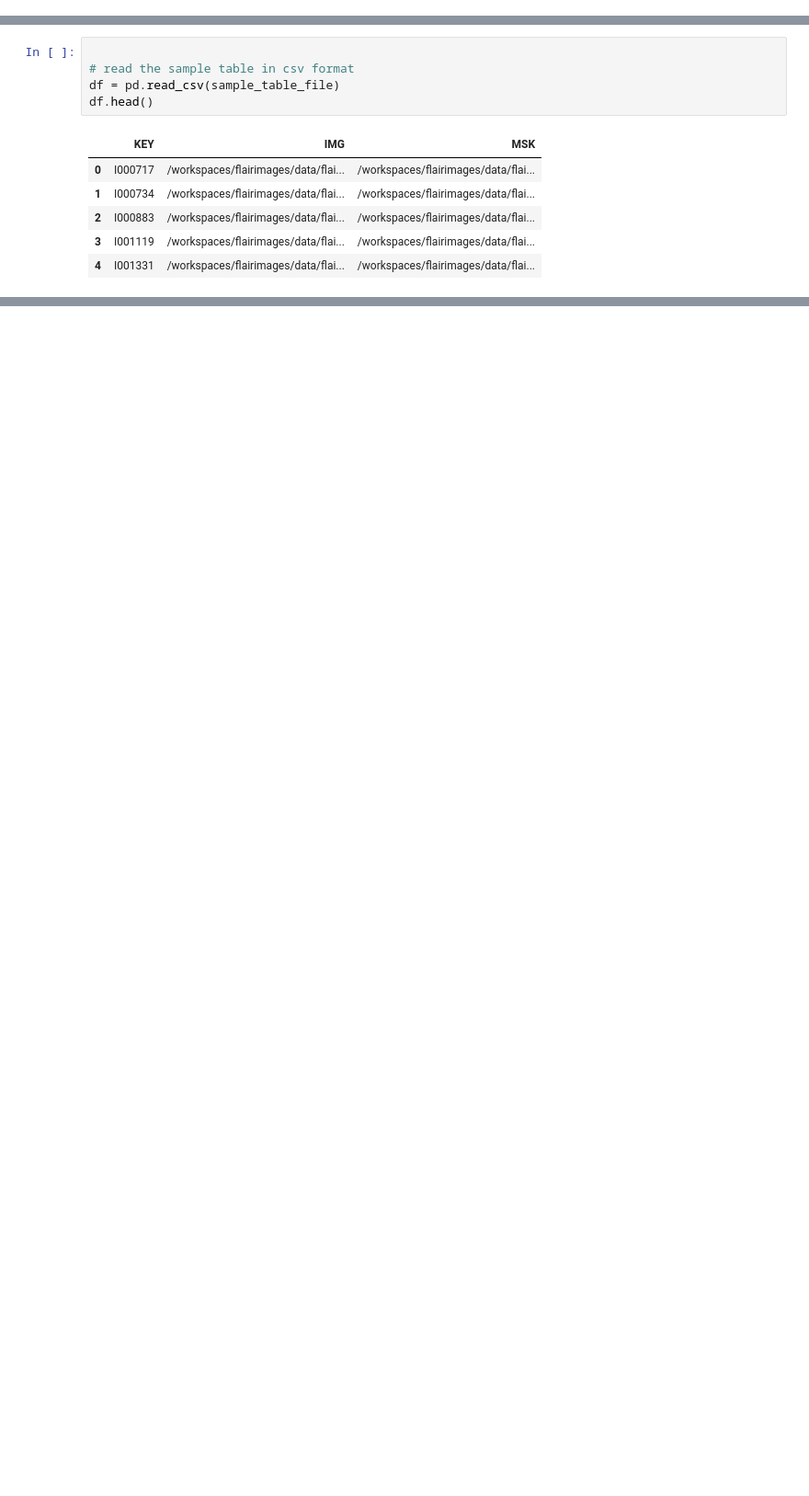
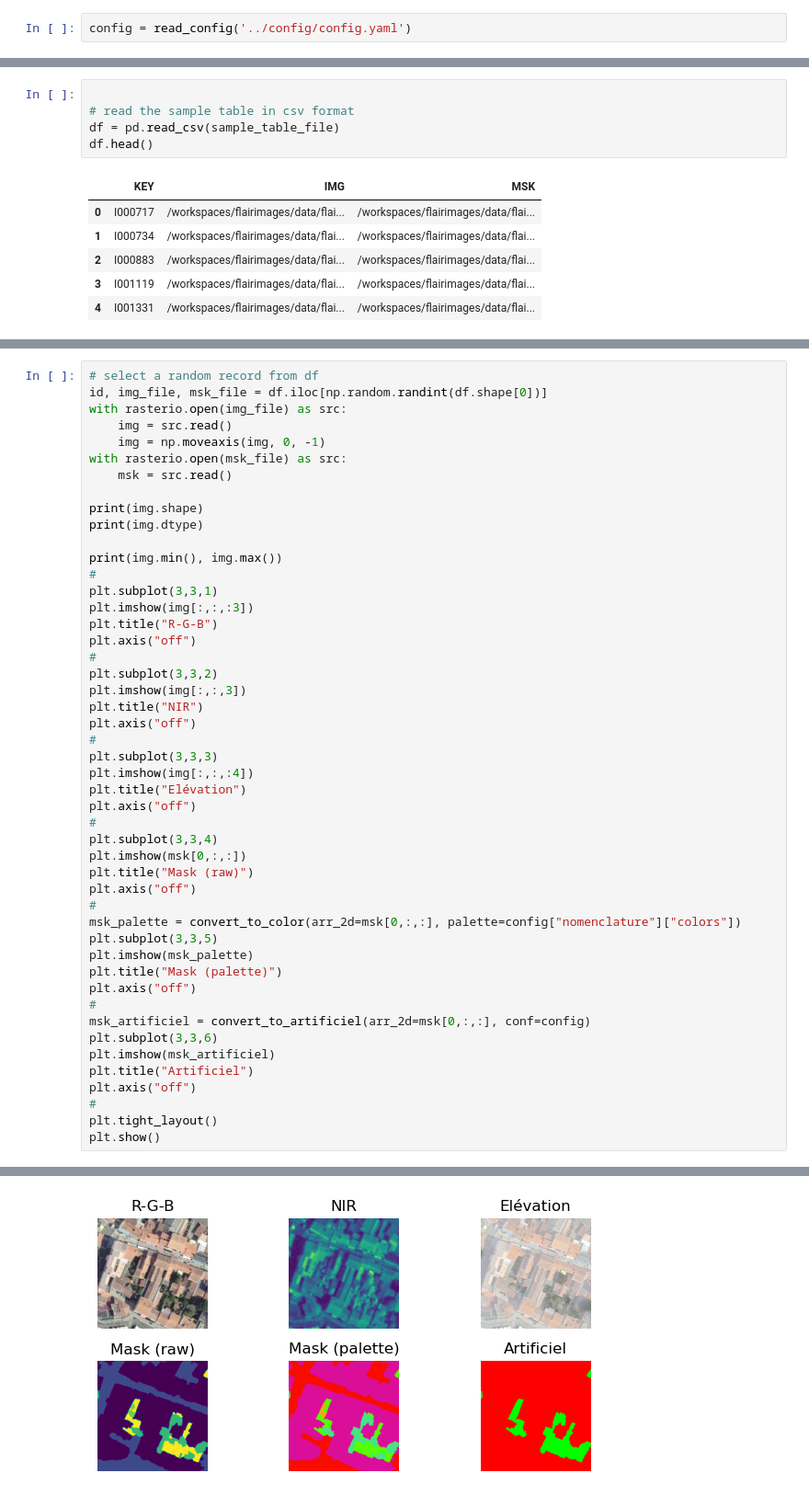
Before and after one commit to ChallengeDataTest/flairimages, a Jupyter notebook: src/explore.ipynb, the cells around one changed output, grey strips where cells are left out. Shown at 92% size. Saved outputs shown, nothing was run; the diff lists cells and outputs as text; blank space fills up the shorter version.

```diff
--- a/src/explore.ipynb
+++ b/src/explore.ipynb
@@ -11,4 +11,6 @@ from utils.utils import download_data, make_sample_table
 print(os.getcwd())
 # %% [output]
 /workspaces/flairimages/src
+# %%
+config = read_config('../config/config.yaml')
 # %%
@@ -163,0 +38,49 @@ None
+# %%
+# select a random record from df
+id, img_file, msk_file = df.iloc[np.random.randint(df.shape[0])]
+with rasterio.open(img_file) as src:
+    img = src.read()
+    img = np.moveaxis(img, 0, -1)
+with rasterio.open(msk_file) as src:
+    msk = src.read()
+
+print(img.shape)
+print(img.dtype)
+
+print(img.min(), img.max())
+#
+plt.subplot(3,3,1)
+plt.imshow(img[:,:,:3])
+plt.title("R-G-B")
+plt.axis("off")
+#
+plt.subplot(3,3,2)
+plt.imshow(img[:,:,3])
+plt.title("NIR")
+plt.axis("off")
+#
+plt.subplot(3,3,3)
+plt.imshow(img[:,:,:4])
+plt.title("Elévation")
+plt.axis("off")
+#
+plt.subplot(3,3,4)
+plt.imshow(msk[0,:,:])
+plt.title("Mask (raw)")
+plt.axis("off")
+#
+msk_palette = convert_to_color(arr_2d=msk[0,:,:], palette=config["nomenclature"]["colors"])
+plt.subplot(3,3,5)
+plt.imshow(msk_palette)
+plt.title("Mask (palette)")
+plt.axis("off")
+#
+msk_artificiel = convert_to_artificiel(arr_2d=msk[0,:,:], conf=config)
+plt.subplot(3,3,6)
+plt.imshow(msk_artificiel)
+plt.title("Artificiel")
+plt.axis("off")
+#
+plt.tight_layout()
+plt.show()
+# %% [output]
@@ -163,0 +90 @@ None
+[figure, added]
```
Also changed, not shown: parts of 4 cells of this notebook, 4 other files.
